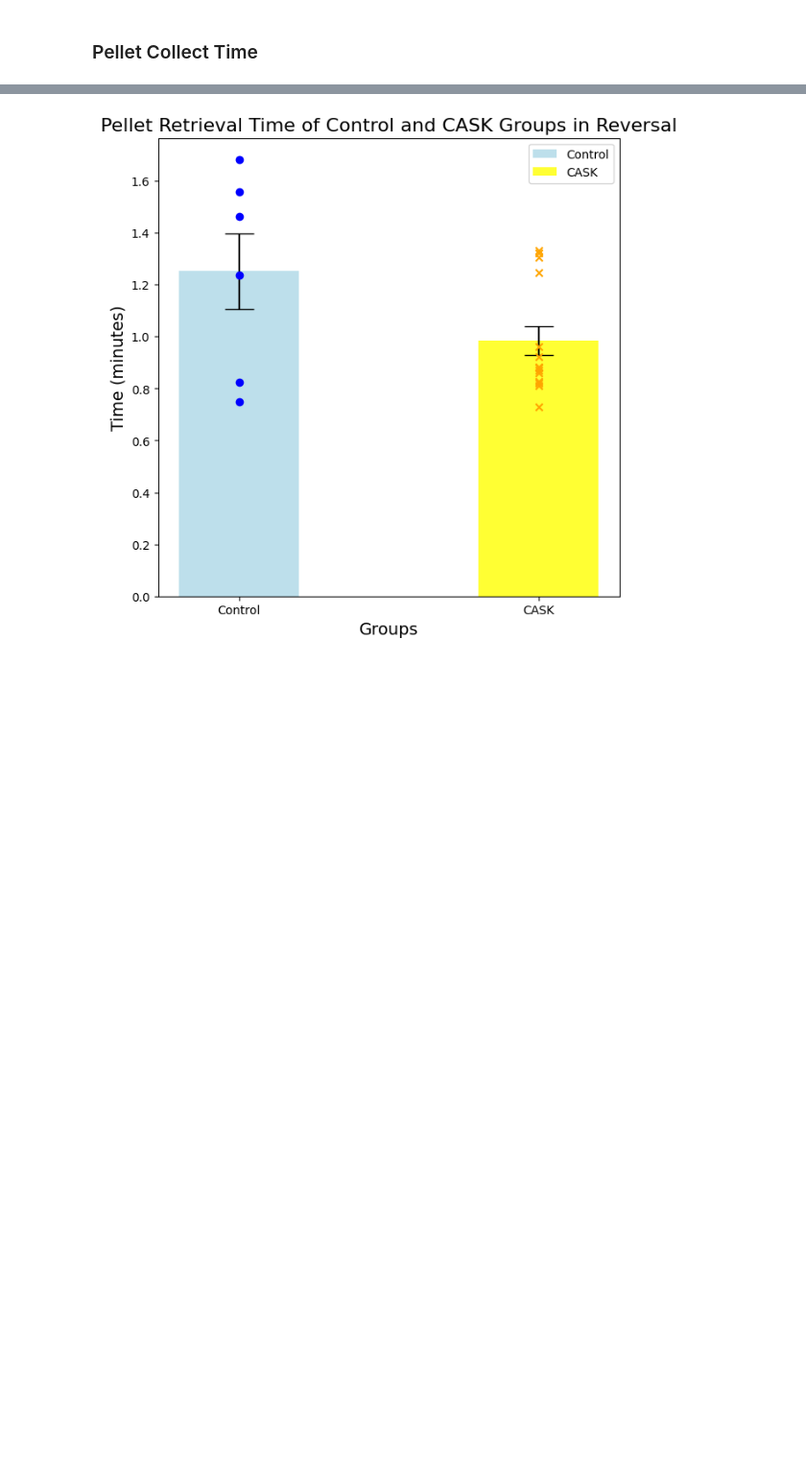
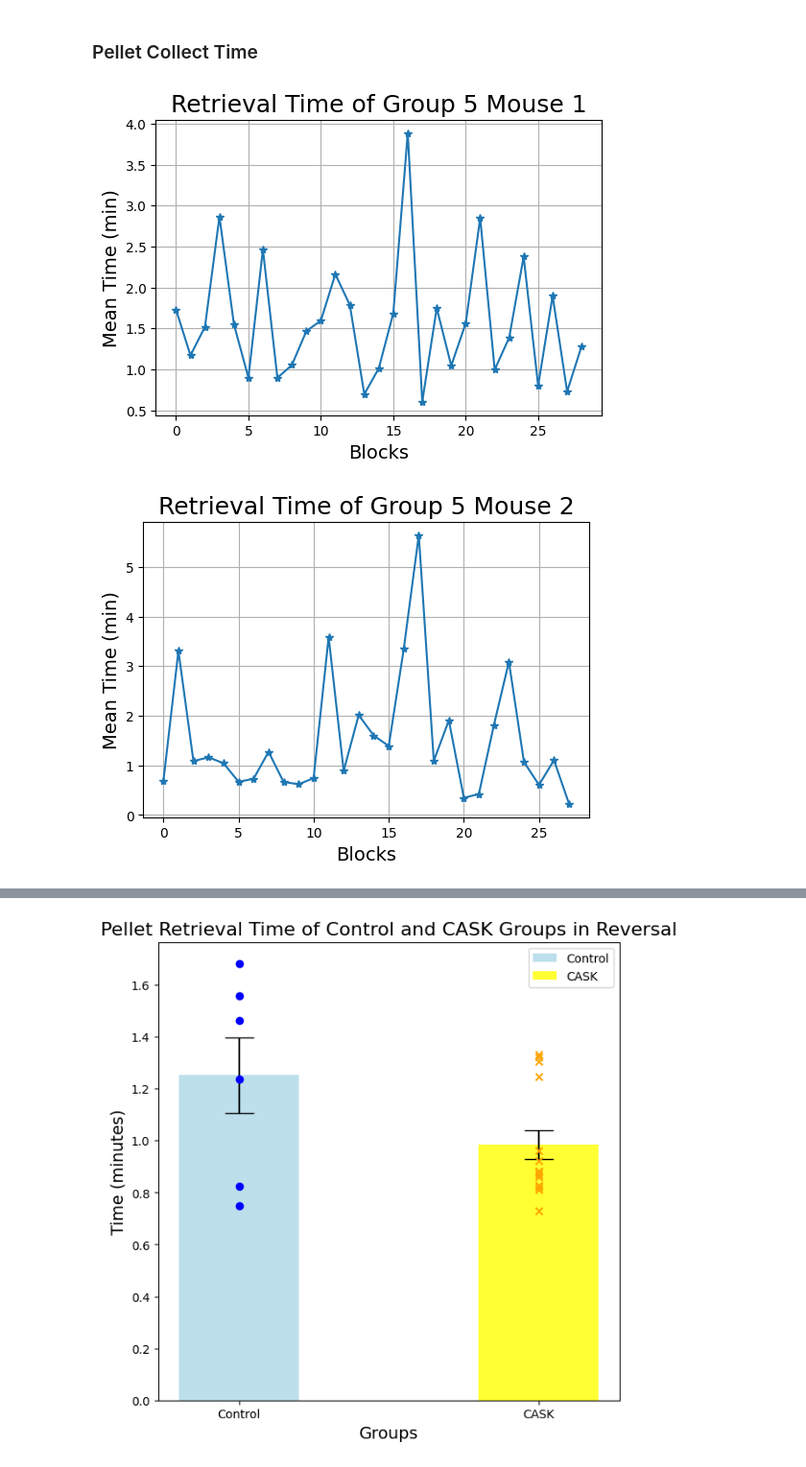
Before and after one commit to ftlabucsd/FEDUPP, a Jupyter notebook: CASK/CASK Rev learning.ipynb, the cells around one changed output, grey strips where cells are left out. Shown at 96% size. Cells and saved outputs as stored; diff of their text form; code cells hidden in the pictures; blank space fills up the shorter version.

```diff
--- a/CASK/CASK Rev learning.ipynb
+++ b/CASK/CASK Rev learning.ipynb
@@ -65,10 +67,14 @@ dit.graph_learning_score(ctrl_scores, cask_scores, exp_group_name='CASK', propor
 # %%
 ctrl_all_times = []
 ctrl_means = []
 ctrl_stds = []
 
-for file in paths.contigency_flip_ctrl:
+for file in paths.contigency_flip_ctrl[:]:
     times, mean, std = mean_pellet_collect_time(file, remove_outlier=True, n_stds=5)
+    plot_retrieval_time_by_block(file)
     ctrl_all_times.append(times)
     ctrl_means.append(mean)
     ctrl_stds.append(std)
+# %% [output]
+[figure, added]
+[figure, added]
```
Also changed, not shown: parts of 11 cells of this notebook, 9 other files.
